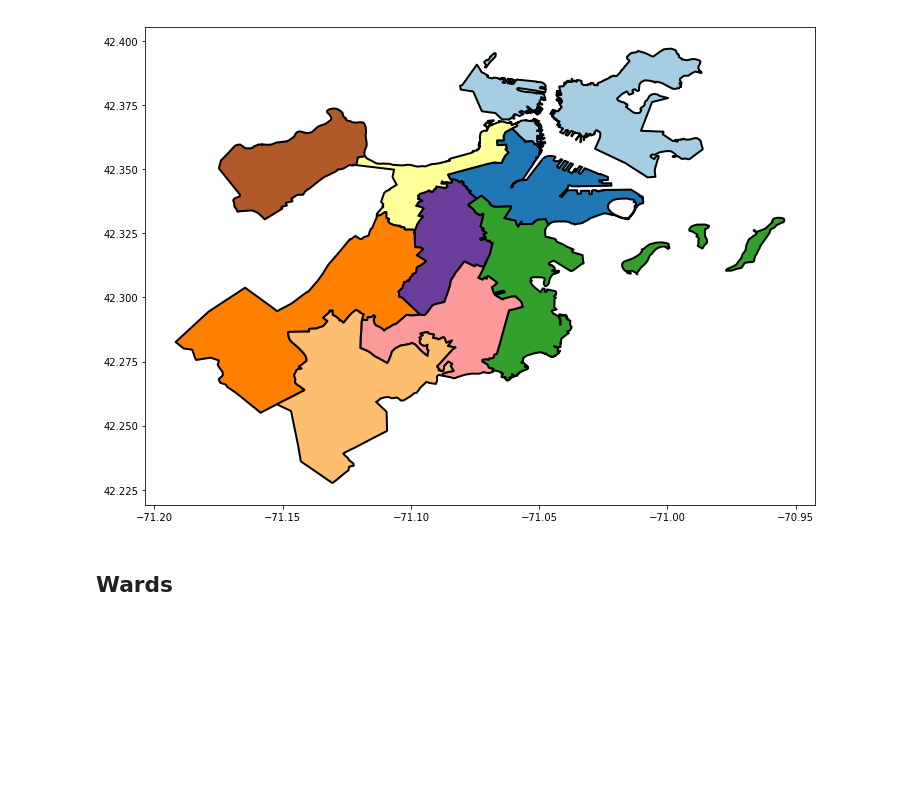
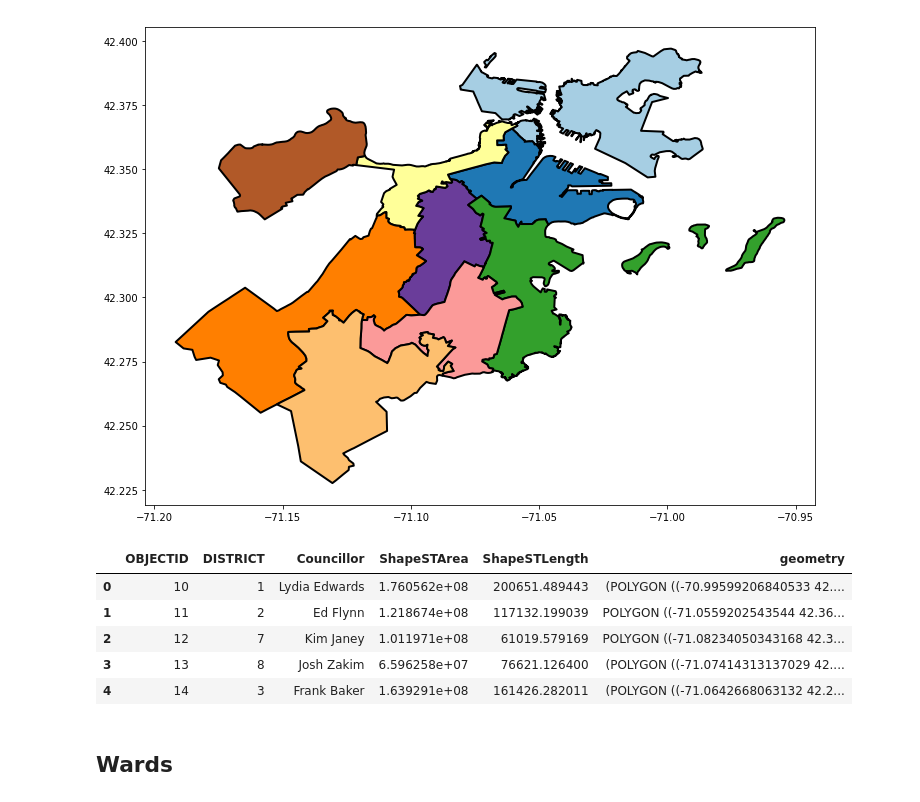
Before and after one commit to matuteiglesias/BostonGeospatial, a Jupyter notebook: Testing.ipynb, the cells around one changed output. Saved outputs shown, nothing was run; the diff lists cells and outputs as text; code cells hidden in the pictures; blank space fills up the shorter version.

```diff
--- a/Testing.ipynb
+++ b/Testing.ipynb
@@ -80,6 +80,15 @@ df.plot(column = 'DISTRICT', ax = ax, cmap = 'Paired', lw = 2, edgecolor = 'k')
 # %% [output]
 <matplotlib.axes._subplots.AxesSubplot at 0x...>
 [figure]
+# %%
+df.head()
+# %% [output]
+|  | OBJECTID | DISTRICT | Councillor | ShapeSTArea | ShapeSTLength | geometry |
+| 0 | 10 | 1 | Lydia Edwards | 1.760562e+08 | 200651.489443 | (POLYGON ((-70.99599206840533 42.... |
+| 1 | 11 | 2 | Ed Flynn | 1.218674e+08 | 117132.199039 | POLYGON ((-71.0559202543544 42.36... |
+| 2 | 12 | 7 | Kim Janey | 1.011971e+08 | 61019.579169 | POLYGON ((-71.08234050343168 42.3... |
+| 3 | 13 | 8 | Josh Zakim | 6.596258e+07 | 76621.126400 | (POLYGON ((-71.07414313137029 42.... |
+| 4 | 14 | 3 | Frank Baker | 1.639291e+08 | 161426.282011 | (POLYGON ((-71.0642668063132 42.2... |
 # %% [markdown]
 ## Wards
 # %%
```
Also changed, not shown: parts of 2 cells of this notebook, 2 other files.
